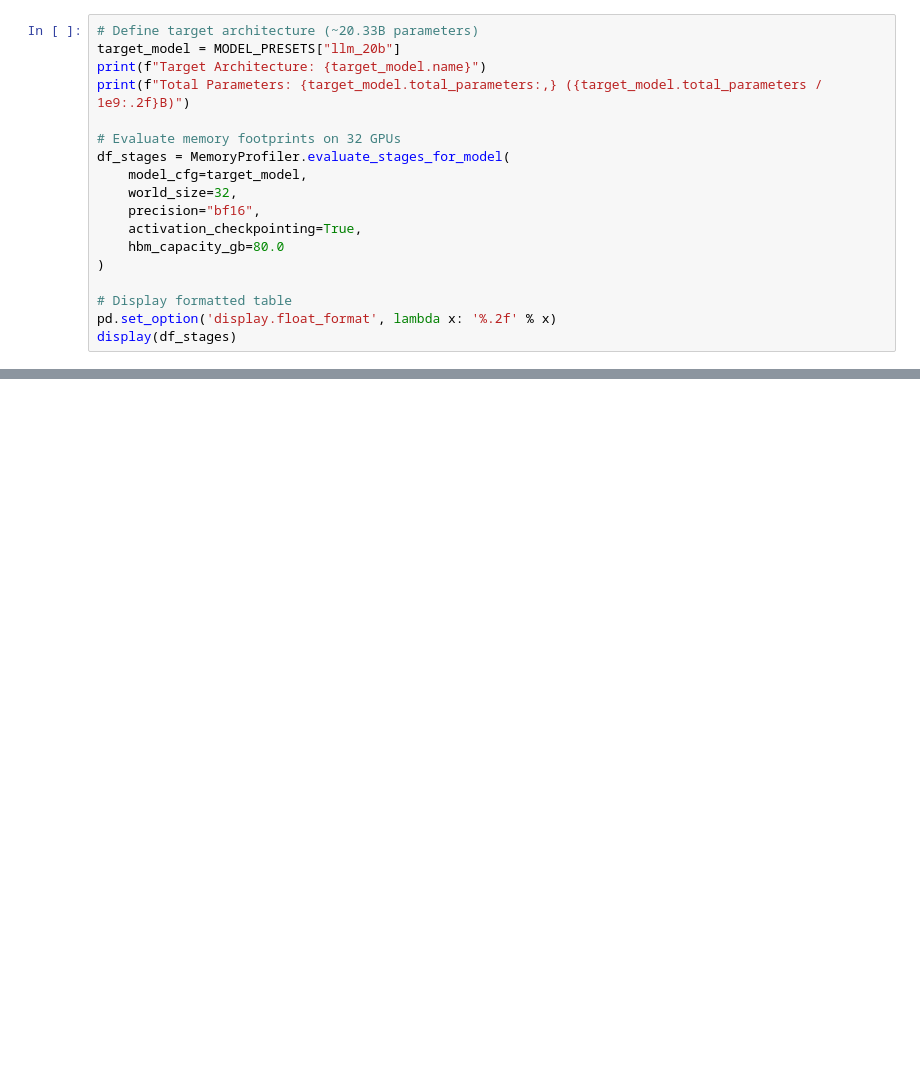
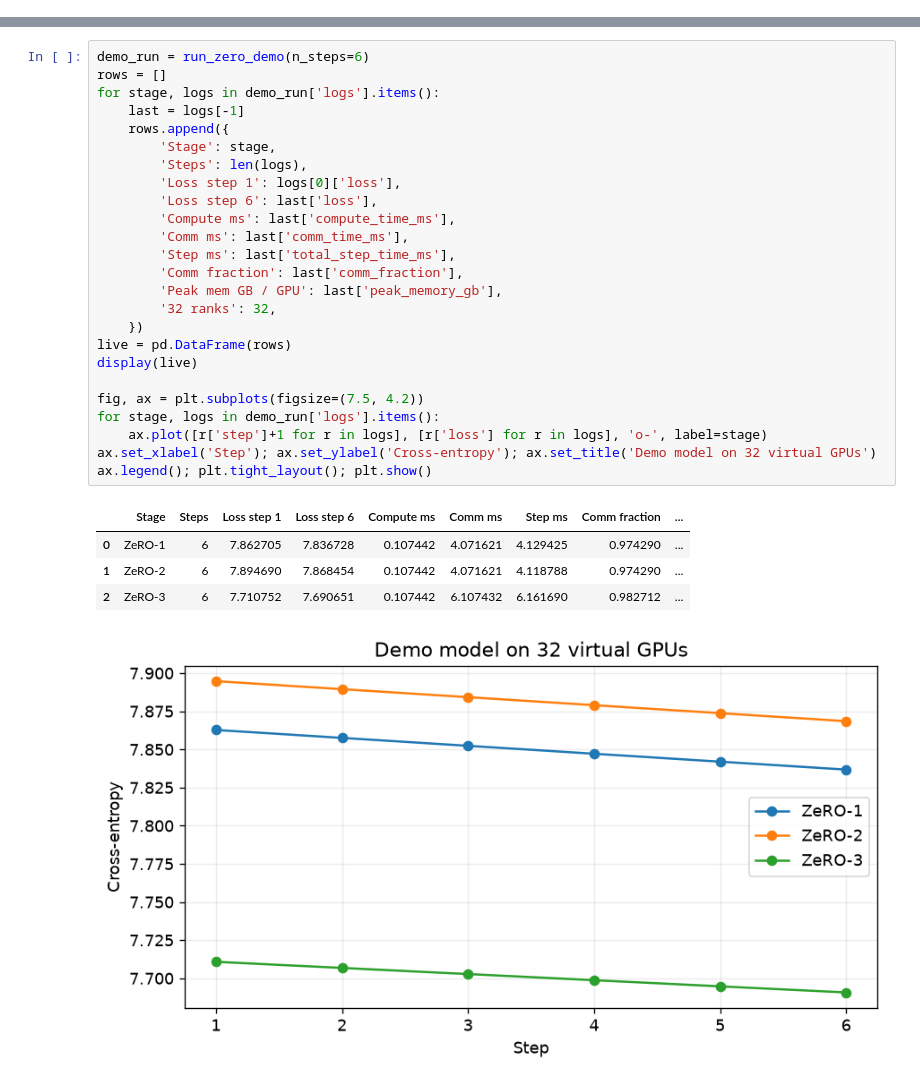
Before and after one commit to saitej123/ERA-V5-Week-12, a Jupyter notebook: ZeRO_Parallelism_Simulation.ipynb, the cells around one changed output, grey strips where cells are left out. Saved outputs shown, nothing was run; the diff lists cells and outputs as text; blank space fills up the shorter version.

```diff
--- a/ZeRO_Parallelism_Simulation.ipynb
+++ b/ZeRO_Parallelism_Simulation.ipynb
@@ -97,18 +0,0 @@ Hence, **ZeRO-2 from 32 GPUs** ($2.4375\Psi \approx 49.5\text{ GB}$) or **ZeRO-3
-# %%
-# Define target architecture (~20.33B parameters)
-target_model = MODEL_PRESETS["llm_20b"]
-print(f"Target Architecture: {target_model.name}")
-print(f"Total Parameters: {target_model.total_parameters:,} ({target_model.total_parameters / 1e9:.2f}B)")
-
-# Evaluate memory footprints on 32 GPUs
-df_stages = MemoryProfiler.evaluate_stages_for_model(
-    model_cfg=target_model,
-    world_size=32,
-    precision="bf16",
-    activation_checkpointing=True,
-    hbm_capacity_gb=80.0
-)
-
-# Display formatted table
-pd.set_option('display.float_format', lambda x: '%.2f' % x)
-display(df_stages)
@@ -461,0 +108,31 @@ DECISION: NO state should go to system memory.
+# %%
+demo_run = run_zero_demo(n_steps=6)
+rows = []
+for stage, logs in demo_run['logs'].items():
+    last = logs[-1]
+    rows.append({
+        'Stage': stage,
+        'Steps': len(logs),
+        'Loss step 1': logs[0]['loss'],
+        'Loss step 6': last['loss'],
+        'Compute ms': last['compute_time_ms'],
+        'Comm ms': last['comm_time_ms'],
+        'Step ms': last['total_step_time_ms'],
+        'Comm fraction': last['comm_fraction'],
+        'Peak mem GB / GPU': last['peak_memory_gb'],
+        '32 ranks': 32,
+    })
+live = pd.DataFrame(rows)
+display(live)
+
+fig, ax = plt.subplots(figsize=(7.5, 4.2))
+for stage, logs in demo_run['logs'].items():
+    ax.plot([r['step']+1 for r in logs], [r['loss'] for r in logs], 'o-', label=stage)
+ax.set_xlabel('Step'); ax.set_ylabel('Cross-entropy'); ax.set_title('Demo model on 32 virtual GPUs')
+ax.legend(); plt.tight_layout(); plt.show()
+# %% [output]
+|  | Stage | Steps | Loss step 1 | Loss step 6 | Compute ms | Comm ms | Step ms | Comm fraction | ... |
+| 0 | ZeRO-1 | 6 | 7.862705 | 7.836728 | 0.107442 | 4.071621 | 4.129425 | 0.974290 | ... |
+| 1 | ZeRO-2 | 6 | 7.894690 | 7.868454 | 0.107442 | 4.071621 | 4.118788 | 0.974290 | ... |
+| 2 | ZeRO-3 | 6 | 7.710752 | 7.690651 | 0.107442 | 6.107432 | 6.161690 | 0.982712 | ... |
+[figure, added]
```
Also changed, not shown: parts of 32 cells of this notebook, 23 other files.
